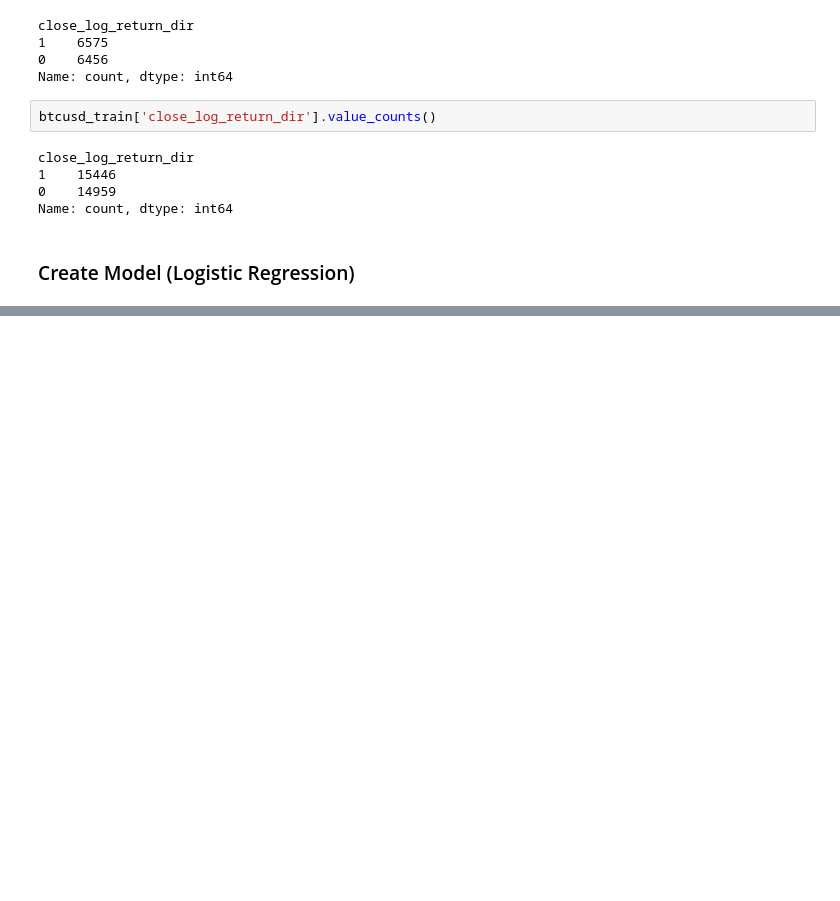
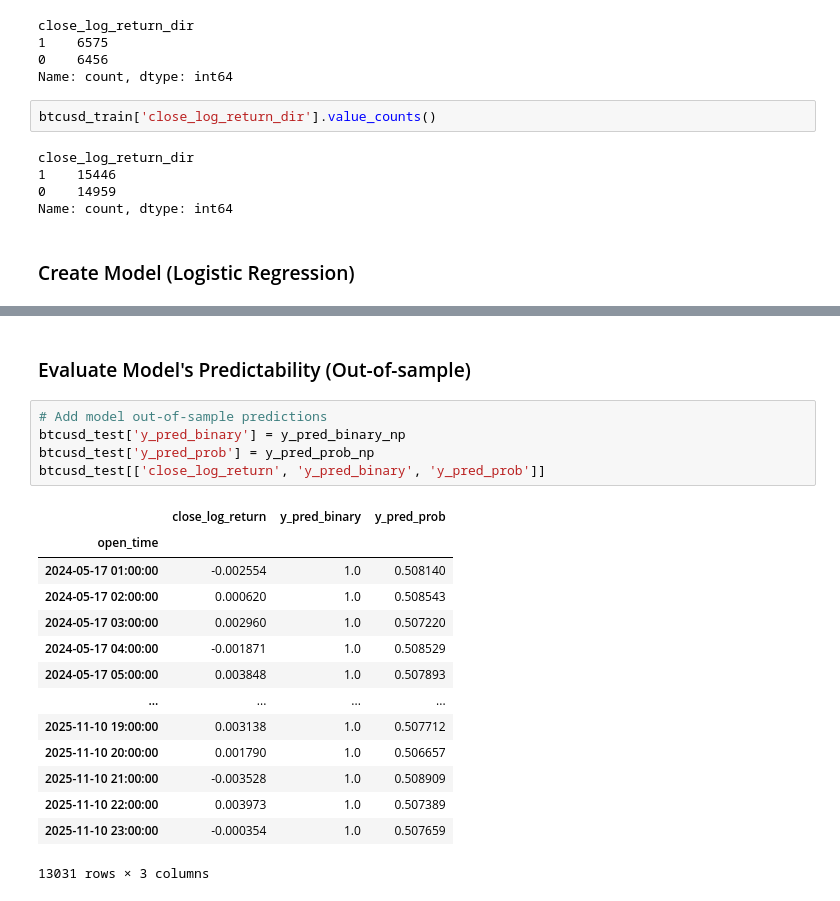
Before and after one commit to Scheggia02/quant-projects, a Jupyter notebook: Source/StrategyAnalyzer/quant_accelerator_classification.ipynb, the cells around one changed output, grey strips where cells are left out. Drawn from its saved outputs; the diff is of its cells as text; blank space fills up the shorter version.

```diff
--- a/Source/StrategyAnalyzer/quant_accelerator_classification.ipynb
+++ b/Source/StrategyAnalyzer/quant_accelerator_classification.ipynb
@@ -147,0 +196,22 @@ print("Final Bias", model.linear.bias.data)
+# %% [markdown]
+### Evaluate Model's Predictability (Out-of-sample)
+# %%
+# Add model out-of-sample predictions
+btcusd_test['y_pred_binary'] = y_pred_binary_np
+btcusd_test['y_pred_prob'] = y_pred_prob_np
+btcusd_test[['close_log_return', 'y_pred_binary', 'y_pred_prob']]
+# %% [output]
+|  | close_log_return | y_pred_binary | y_pred_prob |
+| open_time |  |  |  |
+| 2024-05-17 01:00:00 | -0.002554 | 1.0 | 0.508140 |
+| 2024-05-17 02:00:00 | 0.000620 | 1.0 | 0.508543 |
+| 2024-05-17 03:00:00 | 0.002960 | 1.0 | 0.507220 |
+| 2024-05-17 04:00:00 | -0.001871 | 1.0 | 0.508529 |
+| 2024-05-17 05:00:00 | 0.003848 | 1.0 | 0.507893 |
+| ... | ... | ... | ... |
+| 2025-11-10 19:00:00 | 0.003138 | 1.0 | 0.507712 |
+| 2025-11-10 20:00:00 | 0.001790 | 1.0 | 0.506657 |
+| 2025-11-10 21:00:00 | -0.003528 | 1.0 | 0.508909 |
+| 2025-11-10 22:00:00 | 0.003973 | 1.0 | 0.507389 |
+| 2025-11-10 23:00:00 | -0.000354 | 1.0 | 0.507659 |
+13031 rows × 3 columns
```
Also changed, not shown: parts of 10 cells of this notebook.
